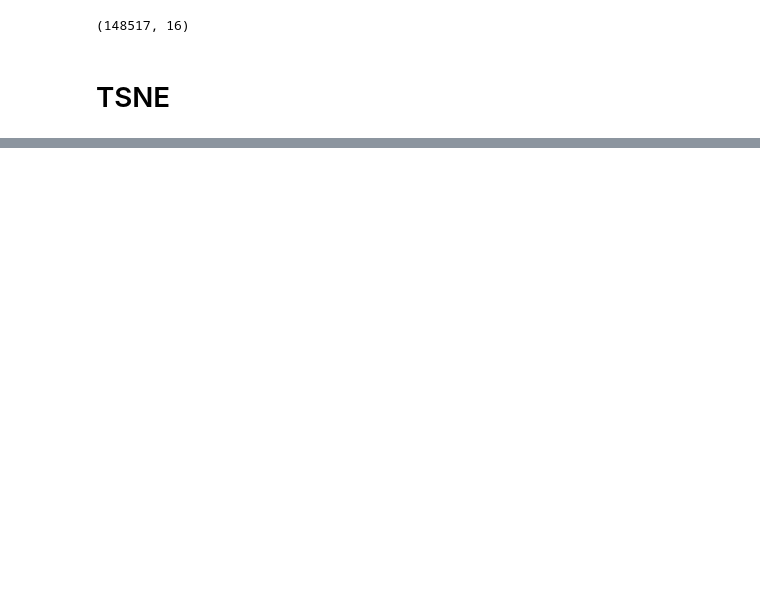
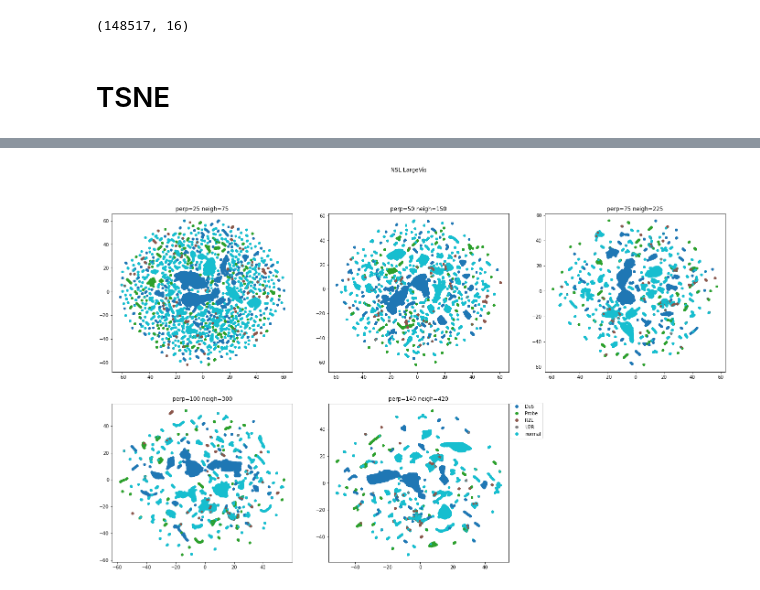
Before and after one commit to FEJTWOW/nsl_kdd, a Jupyter notebook: notebooks/visualization/autoencoders_visualization.ipynb, the cells around one changed output, grey strips where cells are left out. Cells and saved outputs as stored; diff of their text form; code cells hidden in the pictures; blank space fills up the shorter version.

```diff
--- a/notebooks/visualization/autoencoders_visualization.ipynb
+++ b/notebooks/visualization/autoencoders_visualization.ipynb
@@ -108,0 +136,15 @@ plot_2d([extracted_features], nsl_lables, titles_tsne_nsl, 'NSL t-SNE', labels=a
+# %%
+if RUN_ALGORITHMS:
+    write_to_file(X, path)
+    X_nsl_largevis = []
+    for p,n in zip(perp, neigh):
+        !{pwd}/LargeVis -input {pwd}/data/points/nsl_points_without_categorical_extracted.txt -perp $p -neigh $n -output {pwd}/data/after_largevis/after_largevis_without_categorical_extracted_nsl_$p\_$n\.txt
+        df = pd.read_csv(pwd + f"/data/after_largevis/after_largevis_without_categorical_extracted_nsl_{p}_{n}.txt", sep=' ', header=None)
+        X_nsl_largevis.append(df.values[1:])
+    np.save(pwd + '/data/saved_X/X_nsl_without_categorical_extracted_largevis.npy', np.array(X_nsl_largevis))
+else:
+    X_nsl_largevis = np.load(pwd + '/data/saved_X/X_nsl_without_categorical_extracted_largevis.npy')
+# %%
+plot_2d(X_nsl_largevis, nsl_lables, titles_largevis_nsl, 'NSL LargeVis', labels=attack_classes, bbox_shift=1.2, rows=2, figsize=(24, 14))
+# %% [output]
+[figure, added]
```
Also changed, not shown: parts of 12 cells of this notebook, 9 other files.
